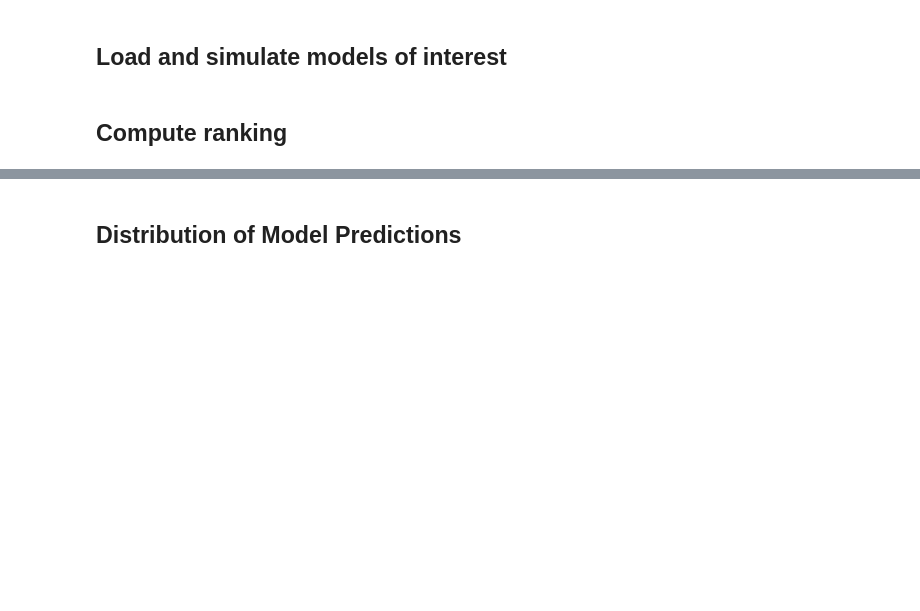
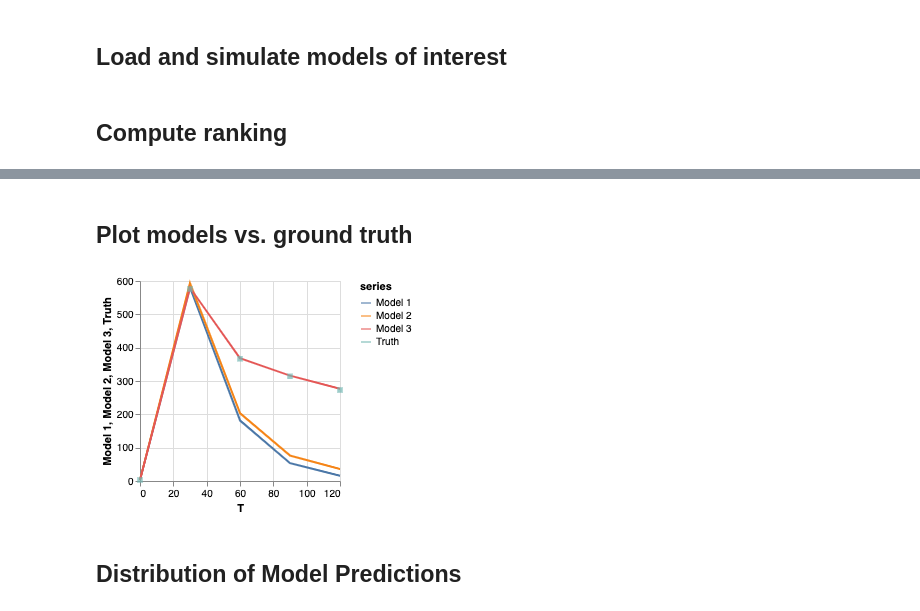
Before and after one commit to GaloisInc/ASKE-E, a Jupyter notebook: jupyter/Demo Notebooks/Skill Reporting.ipynb, the cells around one changed output, grey strips where cells are left out. Drawn from its saved outputs; the diff is of its cells as text; code cells hidden in the pictures; blank space fills up the shorter version.

```diff
--- a/jupyter/Demo Notebooks/Skill Reporting.ipynb
+++ b/jupyter/Demo Notebooks/Skill Reporting.ipynb
@@ -5,7 +5,7 @@
 # %%
 data = loadCSV("sirs-simulated.csv")
 times = data.time
-infected_ground_truth = data.I
+infected_ground_truth = value(data.I)
 # %% [markdown]
 ## Load and simulate models of interest
 # %%
@@ -34,3 +35,17 @@ table(["model", "mean score"], [["model1", "model2", "model3"], ranks])
+# %% [markdown]
+## Plot models vs. ground truth
+# %%
+m1 = series(mean(model1_samples), "Model 1", {{style="line"}})
+m2 = series(mean(model2_samples), "Model 2", {{style="line"}})
+m3 = series(mean(model3_samples), "Model 3", {{style="line"}})
+ground_truth = series(infected_ground_truth, "Truth", {{style="squares"}})
+# %%
+plot("Models vs. Actual",
+     [m1, m2, m3, ground_truth],
+     times,
+     "T")
+# %% [output]
+[figure, added]
 # %% [markdown]
 ## Distribution of Model Predictions
 # %%
```
Also changed, not shown: parts of 7 cells of this notebook.
